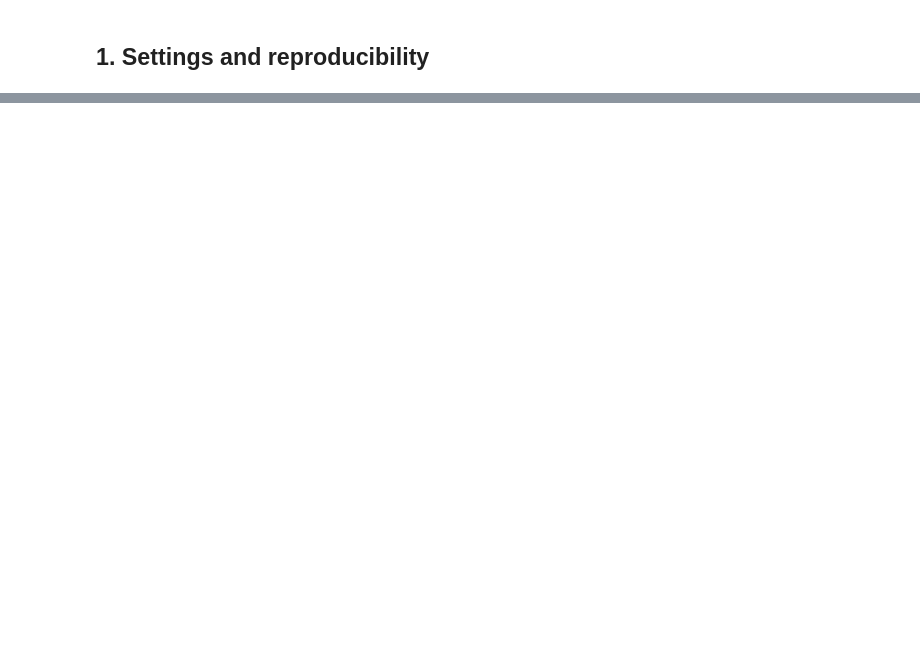
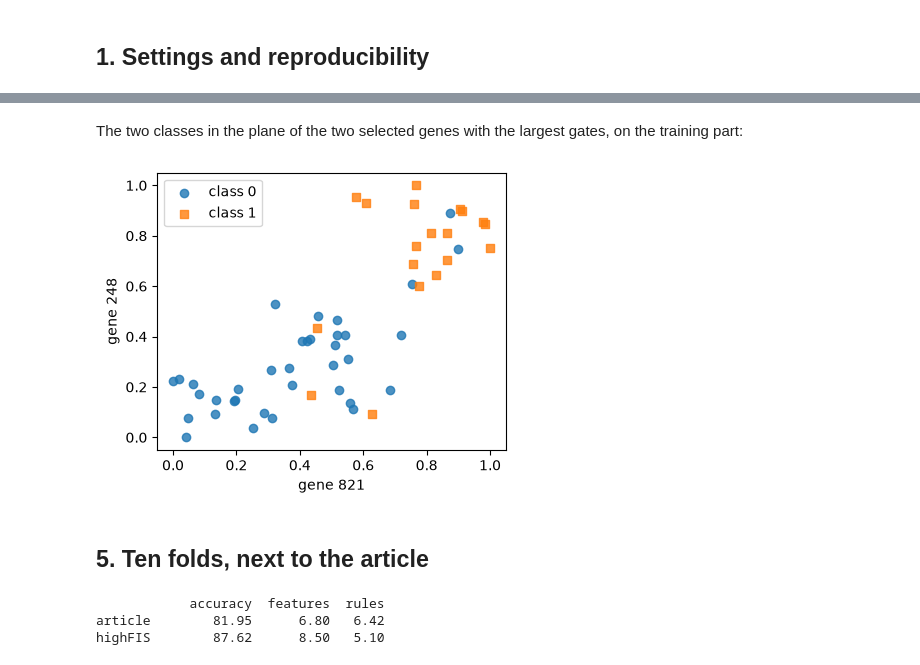
Before and after one commit to dcruzf/highFIS, a Jupyter notebook: examples/notebooks/dgaletsk_2023.ipynb, the cells around one changed output, grey strips where cells are left out. Saved outputs shown, nothing was run; the diff lists cells and outputs as text; code cells hidden in the pictures; blank space fills up the shorter version.

```diff
--- a/examples/notebooks/dgaletsk_2023.ipynb
+++ b/examples/notebooks/dgaletsk_2023.ipynb
@@ -195,0 +170,38 @@ cpu           : Intel(R) Core(TM) Ultra 7 258V
+# %% [markdown]
+The two classes in the plane of the two selected genes with the largest gates, on the
+training part:
+# %%
+order = np.argsort(gates)[::-1][:2]
+first, second = (int(model.selected_features_[position]) for position in order)
+
+fig, ax = plt.subplots(figsize=(4.5, 3.6))
+for value, marker in zip(np.unique(y_train), ("o", "s")):
+    mask = y_train == value
+    ax.scatter(x_train[mask, first], x_train[mask, second], marker=marker, label=f"class {value}", alpha=0.8)
+ax.set_xlabel(f"gene {first}")
+ax.set_ylabel(f"gene {second}")
+ax.legend()
+plt.show()
+# %% [output]
+[figure, added]
+# %% [markdown]
+## 5. Ten folds, next to the article
+# %%
+runs, selections = [], []
+
+for train, test in StratifiedKFold(n_splits=FOLDS, shuffle=True, random_state=SEED).split(features, labels):
+    scaler = MinMaxScaler().fit(features[train])
+    a_train, a_test = scaler.transform(features[train]), scaler.transform(features[test])
+
+    fitted = DGALETSKClassifier(random_state=SEED).fit(a_train, labels[train])
+    runs.append((100 * fitted.score(a_test, labels[test]), len(fitted.selected_features_), fitted.model_.n_rules))
+    selections.append(fitted.selected_features_)
+
+runs = np.asarray(runs)
+print(f"{'':10s} {'accuracy':>9s} {'features':>9s} {'rules':>6s}")
+print(f"{'article':10s} {ARTICLE[0]:9.2f} {ARTICLE[1]:9.2f} {ARTICLE[2]:6.2f}")
+print(f"{'highFIS':10s} {runs[:, 0].mean():9.2f} {runs[:, 1].mean():9.2f} {runs[:, 2].mean():6.2f}")
+# %% [output]
+            accuracy  features  rules
+article        81.95      6.80   6.42
+highFIS        87.62      8.50   5.10
```
Also changed, not shown: parts of 44 cells of this notebook, 4 other files.
